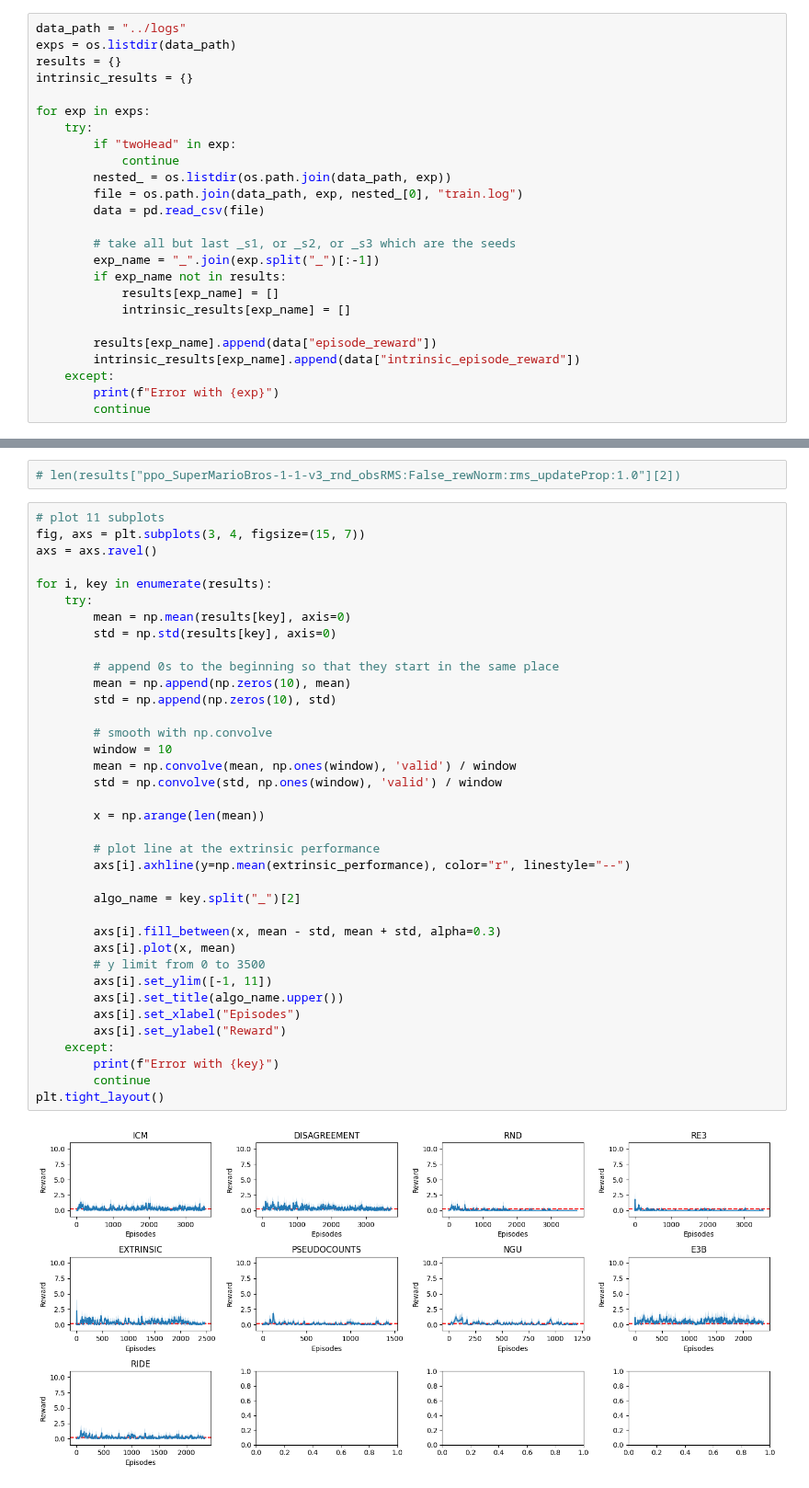
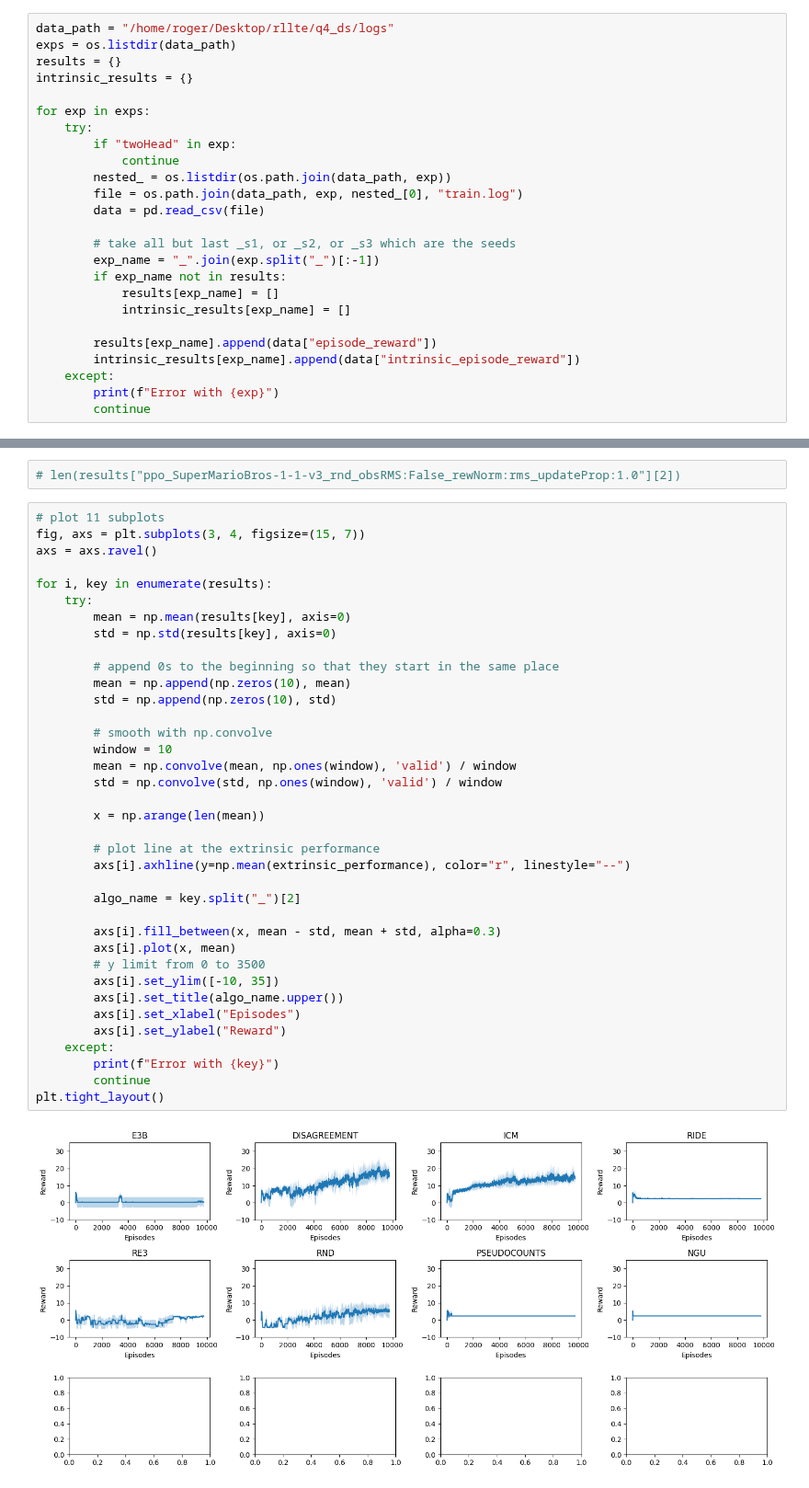
Before and after one commit to RLE-Foundation/rllte, a Jupyter notebook: src/plot.ipynb, the cells around one changed output, grey strips where cells are left out. Shown at 92% size. Drawn from its saved outputs; the diff is of its cells as text.

```diff
--- a/src/plot.ipynb
+++ b/src/plot.ipynb
@@ -4,7 +4,7 @@ import numpy as np
 import matplotlib.pyplot as plt
 import pandas as pd
 # %%
-data_path = "../logs"
+data_path = "/home/roger/Desktop/rllte/q4_ds/logs"
 exps = os.listdir(data_path)
 results = {}
 intrinsic_results = {}
@@ -100,35 +99,35 @@ for i, key in enumerate(results):
         mean = np.mean(results[key], axis=0)
         std = np.std(results[key], axis=0)
 
         # append 0s to the beginning so that they start in the same place
         mean = np.append(np.zeros(10), mean)
         std = np.append(np.zeros(10), std)
 
         # smooth with np.convolve
         window = 10
         mean = np.convolve(mean, np.ones(window), 'valid') / window
         std = np.convolve(std, np.ones(window), 'valid') / window
 
         x = np.arange(len(mean))
 
         # plot line at the extrinsic performance
         axs[i].axhline(y=np.mean(extrinsic_performance), color="r", linestyle="--")
 
         algo_name = key.split("_")[2]
 
         axs[i].fill_between(x, mean - std, mean + std, alpha=0.3)
         axs[i].plot(x, mean)
         # y limit from 0 to 3500
-        axs[i].set_ylim([-1, 11])
+        axs[i].set_ylim([-10, 35])
         axs[i].set_title(algo_name.upper())
         axs[i].set_xlabel("Episodes")
         axs[i].set_ylabel("Reward")
     except:
         print(f"Error with {key}")
         continue
 plt.tight_layout()
 # %% [output]
-[figure, old version]
+[figure, new version]
 # %%
 # make the same plot as above for intrinsic rewards
 fig, axs = plt.subplots(3, 4, figsize=(15, 7))
```
Also changed, not shown: parts of 3 cells of this notebook, 1 other file.
